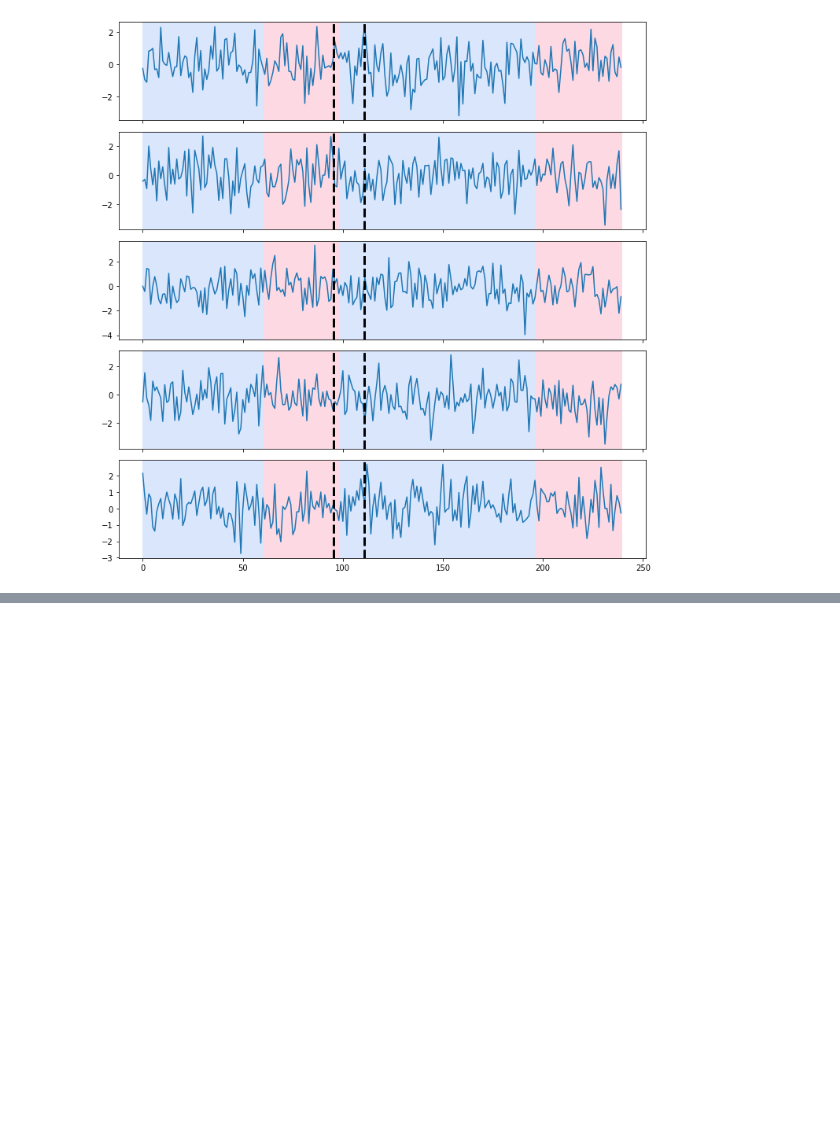
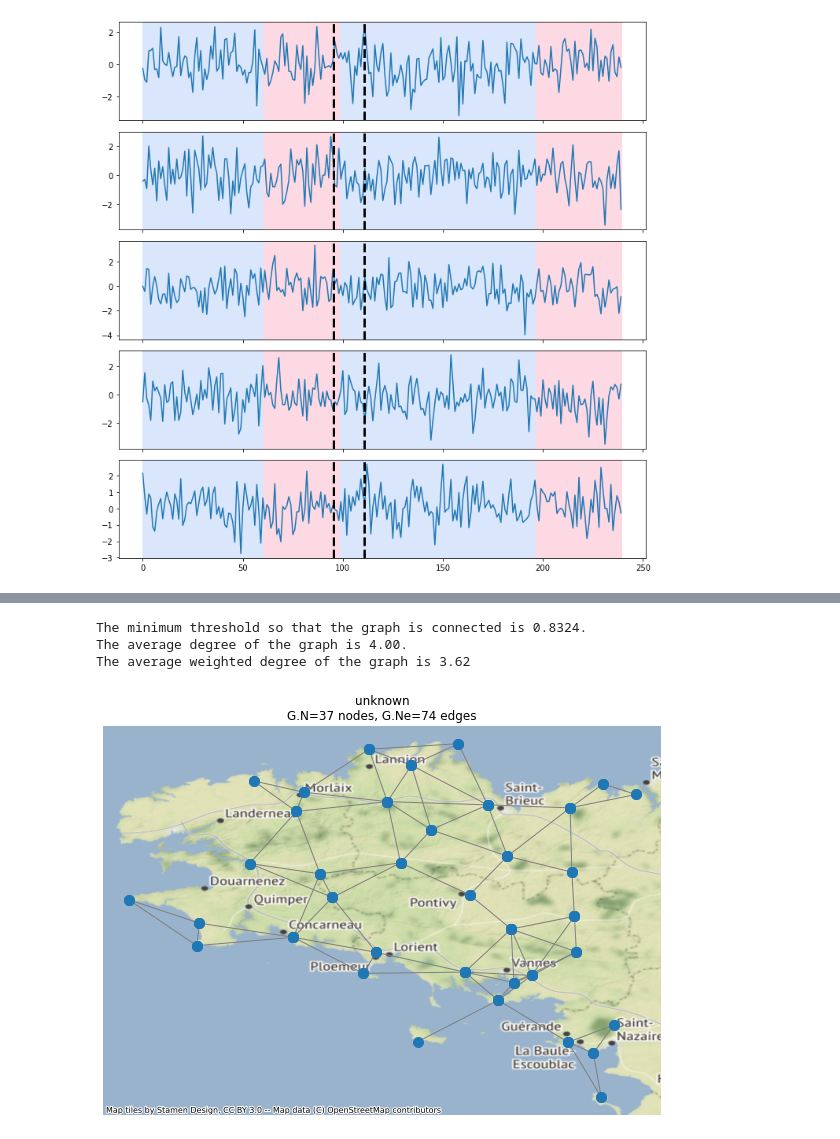
Before and after one commit to tanguy-magne/mva-ts-project, a Jupyter notebook: project_notebook.ipynb, the cells around one changed output, grey strips where cells are left out. Cells and saved outputs as stored; diff of their text form; code cells hidden in the pictures; blank space fills up the shorter version.

Commit message:
add results on real data

```diff
--- a/project_notebook.ipynb
+++ b/project_notebook.ipynb
@@ -492,0 +501,3 @@ plt.show()
+# %%
+# Load data
+data_df, stations_df, description = load_molene_meteo_dataset()
@@ -492,0 +576,44 @@ plt.show()
+# %%
+# Compute geodedic distances between all stations
+stations_np = stations_df_filtered[["Longitude", "Latitude"]].to_numpy()
+dist_mat_condensed = pdist(stations_np, metric=get_geodesic_distance) # Distances computed in km
+
+# Compute similarity using gaussian smoothing and median heuristic for bandwith parameter
+bandwidth = np.median(dist_mat_condensed) # median heuristic
+exp_similarity = np.exp( -(dist_mat_condensed ** 2) / np.square(bandwidth))
+
+# Performs dichotomy to find the minimum threshold that keeps the graph connected with an average degree of at least 3
+low = 0
+high = 1
+threshold = 1
+eps = 1e-5
+while np.abs(high - low) > eps:
+    threshold = (high + low) / 2
+    adjacency_matrix_gaussian = squareform(np.where(exp_similarity > threshold, exp_similarity, 0.0))
+    G = graphs.Graph(adjacency_matrix_gaussian)
+    is_connected = G.is_connected(recompute=True)
+    if is_connected:
+        low = threshold
+    else:
+        high = threshold
+
+adjacency_matrix_gaussian = squareform(np.where(exp_similarity > low, exp_similarity, 0.0))
+G = graphs.Graph(adjacency_matrix_gaussian)
+is_connected = G.is_connected(recompute=True)
+
+print(f"The minimum threshold so that the graph is connected is {low:.4f}.")
+print(f"The average degree of the graph is {np.mean(G.d):.2f}.")
+print(f"The average weighted degree of the graph is {np.mean(np.sum(adjacency_matrix_gaussian, axis=0)):.2f}")
+# %% [output]
+The minimum threshold so that the graph is connected is 0.8324.
+The average degree of the graph is 4.00.
+The average weighted degree of the graph is 3.62
+# %%
+# Plot the graph
+ax = stations_gdf.geometry.plot(figsize=(10, 10))
+cx.add_basemap(ax, crs=stations_gdf.crs.to_string(), zoom=8)
+ax.set_axis_off()
+G.set_coordinates(stations_np)
+G.plot(ax=ax)
+# %% [output]
+[figure, added]
```
Also changed, not shown: parts of 21 cells of this notebook.
